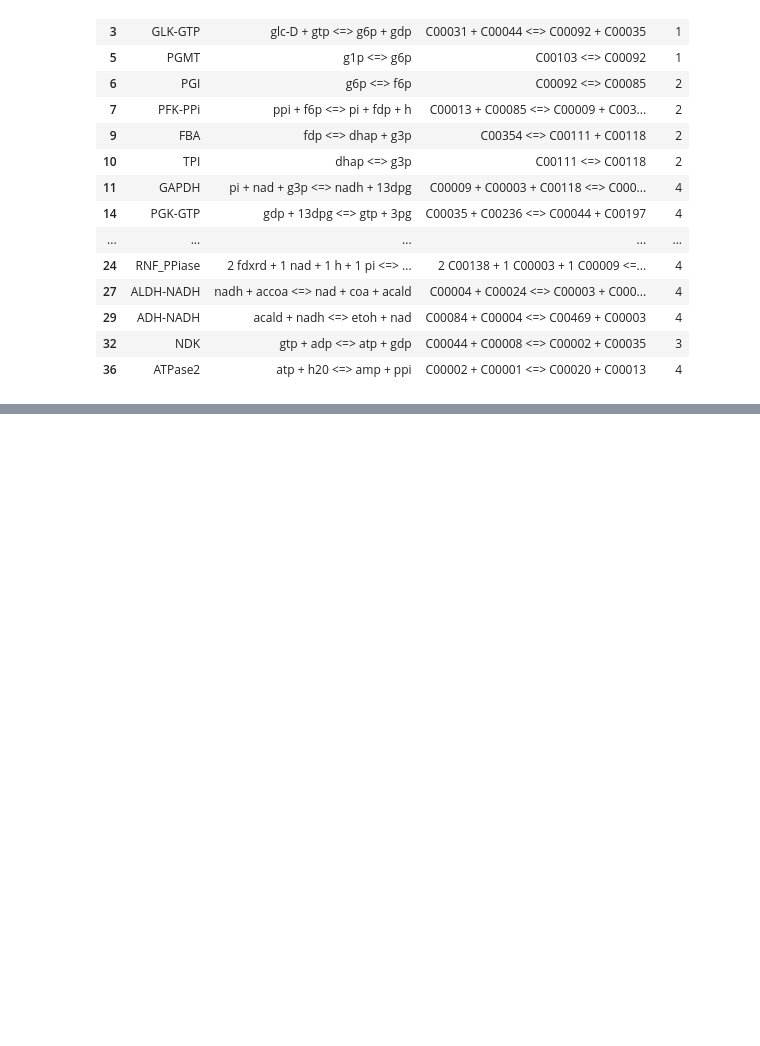
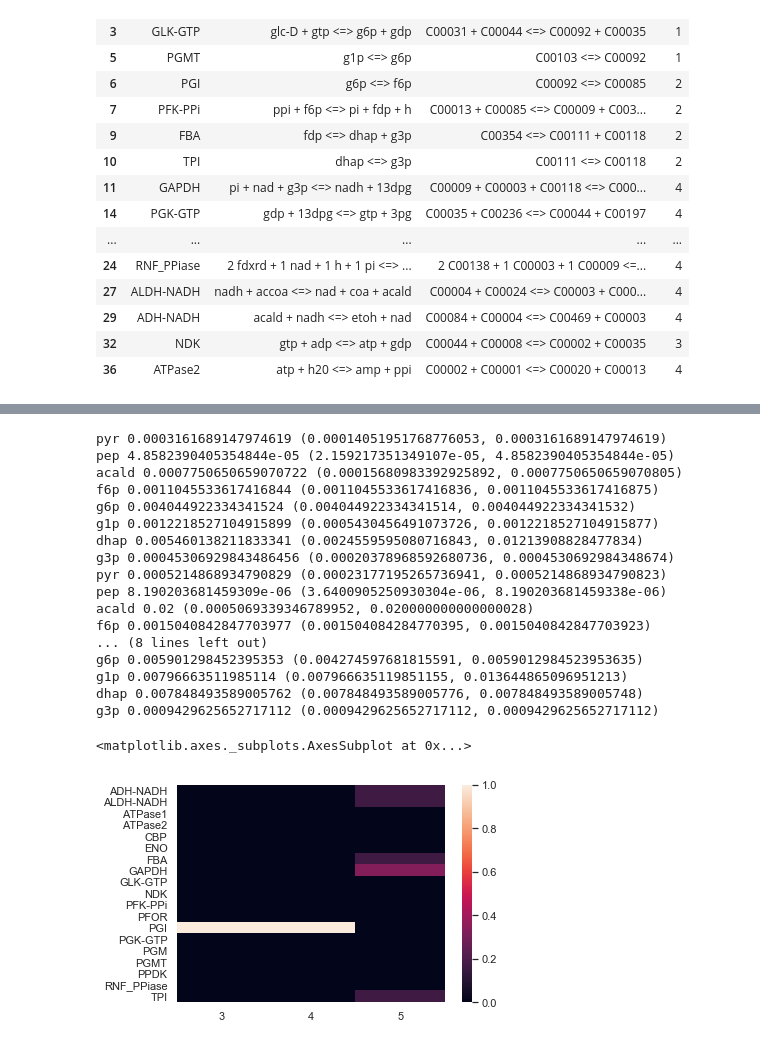
Before and after one commit to satyakamdash/Ctherm_thermo, a Jupyter notebook: Met_sensitivity_v2.ipynb, the cells around one changed output, grey strips where cells are left out. Cells and saved outputs as stored; diff of their text form; code cells hidden in the pictures; blank space fills up the shorter version.

```diff
--- a/Met_sensitivity_v2.ipynb
+++ b/Met_sensitivity_v2.ipynb
@@ -272,0 +382,36 @@ A 9 2 -8.143766050169198
+# %%
+fng_data={}
+for t in range(3,6):
+    fng_data[t]={}
+    for r in all_data[t]['mdf'].reaction_data:
+        fng_data[t].update({r.reaction.reaction_id: float(r.shadow_price)})
+        k=0
+    tem_c = all_data[t]['mdf'].compound_data
+    for c in tem_c:
+        if ktaDict[c.compound] in ["g6p", "f6p","g1p", "pyr","pep","dhap","g3p","acald"]:
+            print(ktaDict[c.compound], (c.concentration),all_data[t]['conc'][k])
+        #elif all_data[t]['conc'][k][1] >= all_data[t]['mdf'].model.concentration_bounds.GetBoundTuple(c.compound)[1]:
+            #print(c.compound, all_data[t]['mdf'].model.concentration_bounds.GetBoundTuple(c.compound),all_data[t]['conc'][k])
+        k=k+1
+df = pd.DataFrame.from_dict(fng_data)
+sns.heatmap(df)
+# %% [output]
+pyr 0.0003161689147974619 (0.00014051951768776053, 0.0003161689147974619)
+pep 4.8582390405354844e-05 (2.159217351349107e-05, 4.8582390405354844e-05)
+acald 0.0007750650659070722 (0.00015680983392925892, 0.0007750650659070805)
+f6p 0.0011045533617416844 (0.0011045533617416836, 0.0011045533617416875)
+g6p 0.004044922334341524 (0.004044922334341514, 0.004044922334341532)
+g1p 0.0012218527104915899 (0.0005430456491073726, 0.0012218527104915877)
+dhap 0.005460138211833341 (0.0024559595080716843, 0.01213908828477834)
+g3p 0.00045306929843486456 (0.00020378968592680736, 0.0004530692984348674)
+pyr 0.0005214868934790829 (0.00023177195265736941, 0.0005214868934790823)
+pep 8.190203681459309e-06 (3.6400905250930304e-06, 8.190203681459338e-06)
+acald 0.02 (0.0005069339346789952, 0.020000000000000028)
+f6p 0.0015040842847703977 (0.001504084284770395, 0.0015040842847703923)
+... (8 lines left out)
+g6p 0.005901298452395353 (0.004274597681815591, 0.0059012984523953635)
+g1p 0.00796663511985114 (0.007966635119851155, 0.013644865096951213)
+dhap 0.007848493589005762 (0.007848493589005776, 0.007848493589005748)
+g3p 0.0009429625652717112 (0.0009429625652717112, 0.0009429625652717112)
+<matplotlib.axes._subplots.AxesSubplot at 0x...>
+[figure, added]
```
Also changed, not shown: parts of 11 cells of this notebook, 12 other files.
